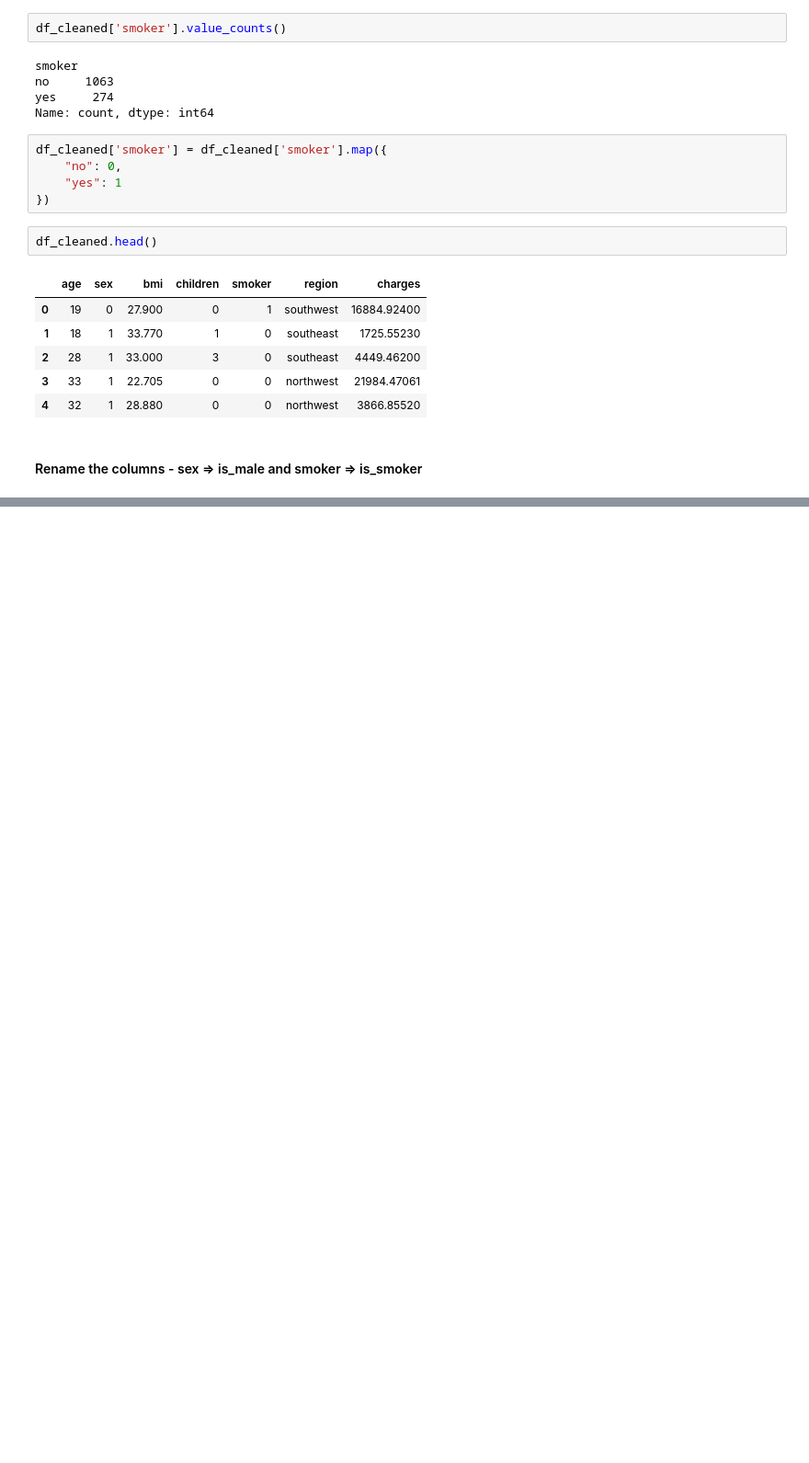
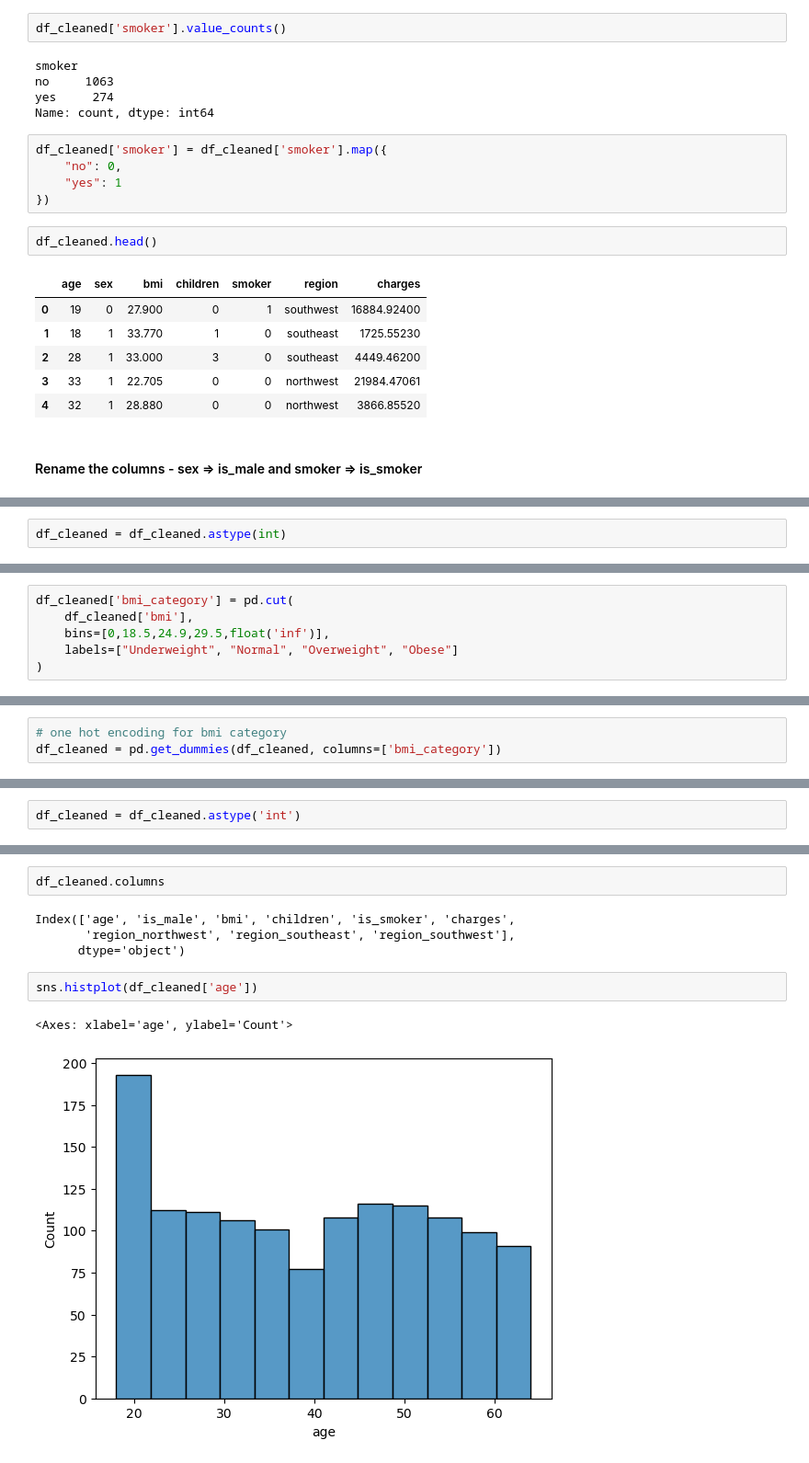
Before and after one commit to krishkumar4400/ai-ml-journy, a Jupyter notebook: 02_data_analysis/EDA/EDA_insurance_dataset/app.ipynb, the cells around one changed output, grey strips where cells are left out. Shown at 92% size. Drawn from its saved outputs; the diff is of its cells as text; blank space fills up the shorter version.

```diff
--- a/02_data_analysis/EDA/EDA_insurance_dataset/app.ipynb
+++ b/02_data_analysis/EDA/EDA_insurance_dataset/app.ipynb
@@ -276,0 +318,2 @@ df_cleaned
+# %%
+df_cleaned = df_cleaned.astype(int)
@@ -276,0 +343,6 @@ df_cleaned
+# %%
+df_cleaned['bmi_category'] = pd.cut(
+    df_cleaned['bmi'],
+    bins=[0,18.5,24.9,29.5,float('inf')],
+    labels=["Underweight", "Normal", "Overweight", "Obese"]
+)
@@ -276,0 +365,3 @@ df_cleaned
+# %%
+# one hot encoding for bmi category
+df_cleaned = pd.get_dummies(df_cleaned, columns=['bmi_category'])
@@ -276,0 +386,2 @@ df_cleaned
+# %%
+df_cleaned = df_cleaned.astype('int')
@@ -276,0 +404,11 @@ df_cleaned
+# %%
+df_cleaned.columns
+# %% [output]
+Index(['age', 'is_male', 'bmi', 'children', 'is_smoker', 'charges',
+       'region_northwest', 'region_southeast', 'region_southwest'],
+      dtype='object')
+# %%
+sns.histplot(df_cleaned['age'])
+# %% [output]
+<Axes: xlabel='age', ylabel='Count'>
+[figure, added]
```
Also changed, not shown: parts of 31 cells of this notebook.
